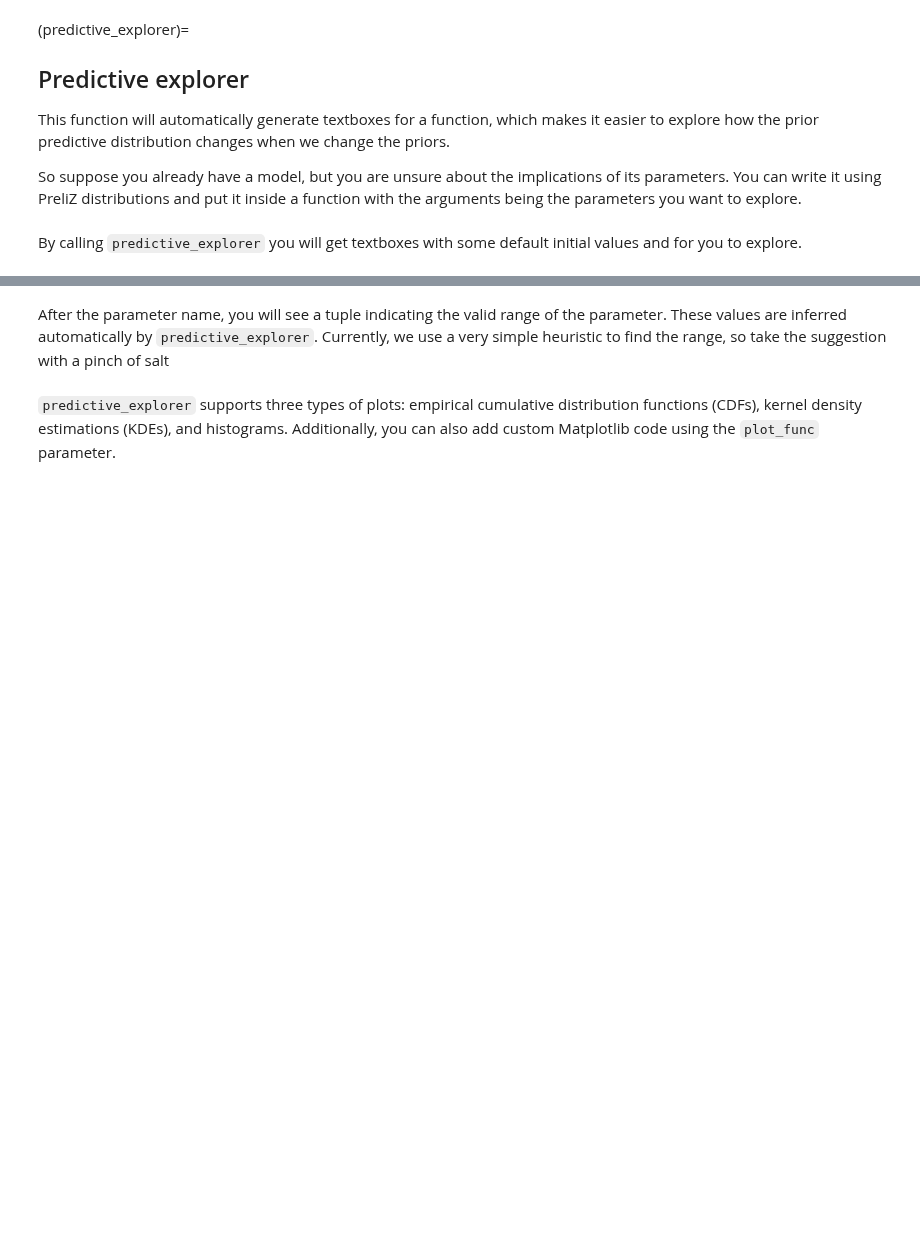
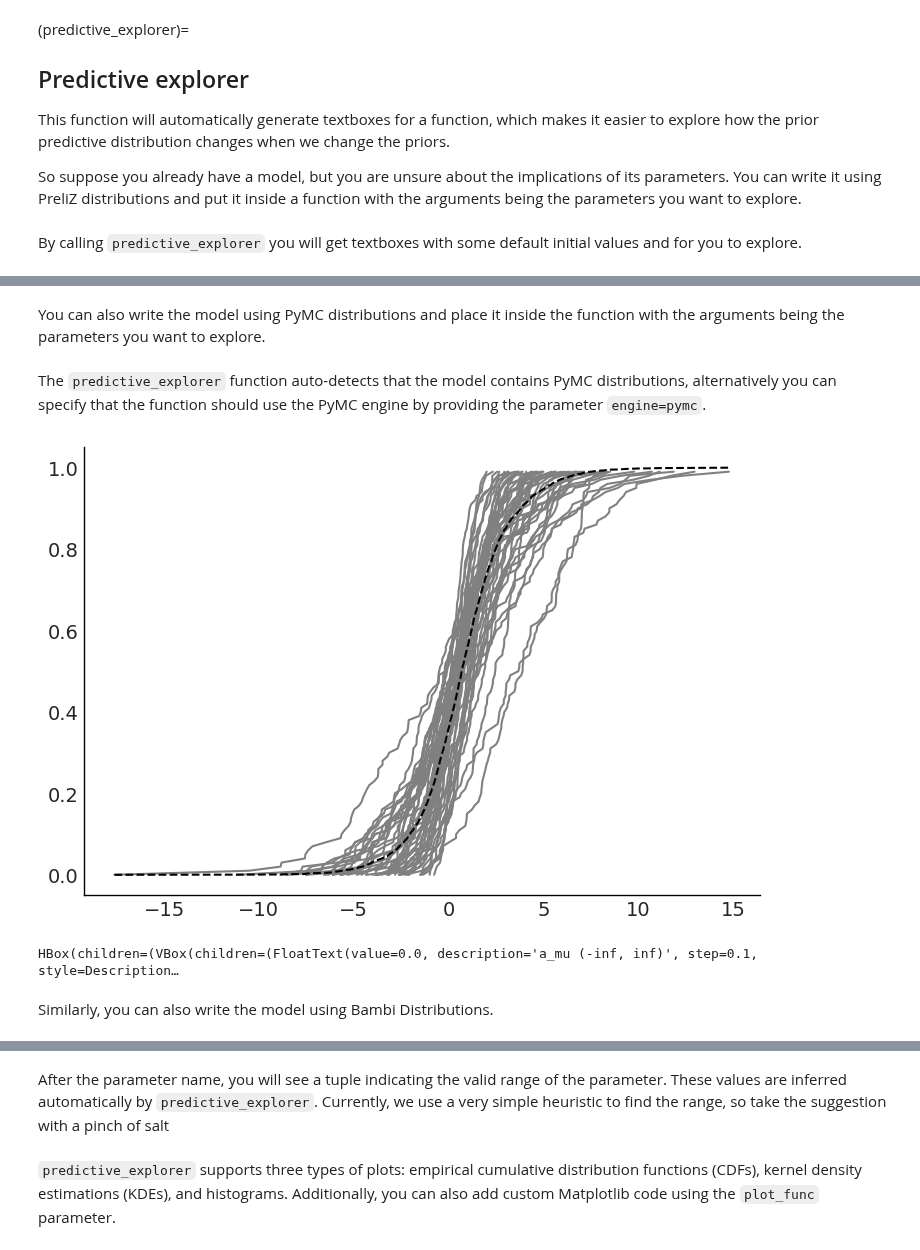
Before and after one commit to arviz-devs/preliz, a Jupyter notebook: docs/examples/observed_space_examples.ipynb, the cells around one changed output, grey strips where cells are left out. Cells and saved outputs as stored; diff of their text form; code cells hidden in the pictures; blank space fills up the shorter version.

Commit message:
Update examples for predictive explorer in observed_space_examples.ipynb (#456)

```diff
--- a/docs/examples/observed_space_examples.ipynb
+++ b/docs/examples/observed_space_examples.ipynb
@@ -46 +50,21 @@ pz.predictive_explorer(a_preliz_model)
 HBox(children=(VBox(children=(FloatText(value=0.0, description='a_mu (-inf, inf)', step=0.1, style=Description…
+# %% [markdown]
+You can also write the model using PyMC distributions and place it inside the function with the arguments being the parameters you want to explore.
+# %%
+x = np.linspace(0, 1, 100)
+
+def a_pymc_model(a_mu, a_sigma, c_sigma=1):
+    with pm.Model() as model:
+        a = pm.Normal("a", a_mu, a_sigma)
+        c = pm.Gamma("c", mu=2, sigma=c_sigma)
+        b = pm.Normal("b", np.exp(a) * x, c, observed=[0] * 100)
+    return model
+# %% [markdown]
+The `predictive_explorer` function auto-detects that the model contains PyMC distributions, alternatively you can specify that the function should use the PyMC engine by providing the parameter `engine=pymc`.
+# %%
+pz.predictive_explorer(a_pymc_model)
+# %% [output]
+[figure, added]
+HBox(children=(VBox(children=(FloatText(value=0.0, description='a_mu (-inf, inf)', step=0.1, style=Description…
+# %% [markdown]
+Similarly, you can also write the model using Bambi Distributions.
```
Also changed, not shown: parts of 9 cells of this notebook.
